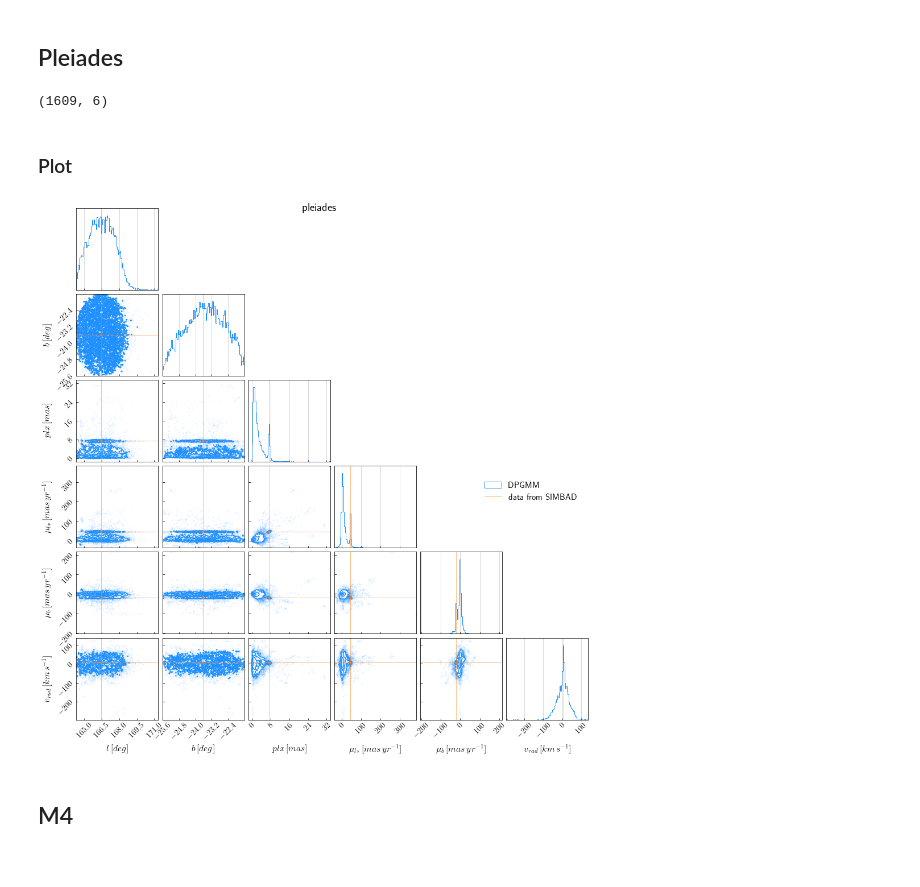
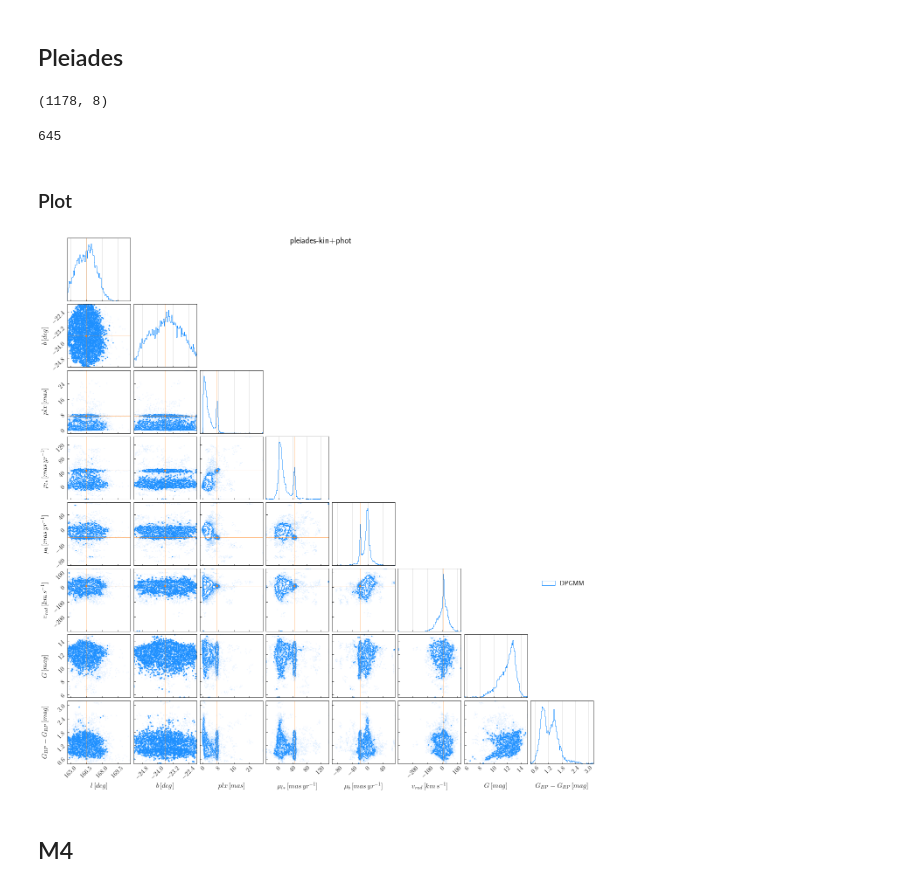
Before and after one commit to d-sanfratello/starcluster, a Jupyter notebook: figaro-starclusters.ipynb, the cells around one changed output. Drawn from its saved outputs; the diff is of its cells as text; code cells hidden in the pictures.

```diff
--- a/figaro-starclusters.ipynb
+++ b/figaro-starclusters.ipynb
@@ -17,6 +17,11 @@ n_alot = 10000
 def dpgmm(path, outpath):
     dataset = EquatorialData(path=data_path, convert=True)
     dataset.save_dataset(outpath=outpath)
+
+    for i, s in enumerate(dataset):
+        for col in s.dtype.names:
+            if np.isnan(s[col]) or np.isinf(s[col]):
+                printt(i, s)
 
     l = dataset['l']
     b = dataset['b']
@@ -24,13 +29,17 @@ def dpgmm(path, outpath):
     pml = dataset['pml_star']
     pmb = dataset['pmb']
     v_rad = dataset['v_rad']
+    g_mag = dataset['g_mag']
+    bp_rp = dataset['bp_rp']
 
     bounds = [[l.min() - 1e-3, l.max() + 1e3],
               [b.min() - 1e-3, b.max() + 1e-3],
               [plx.min() - 1e-3, plx.max() + 1e-3],
               [pml.min() - 1e-3, pml.max() + 1e-3],
               [pmb.min() - 1e-3, pmb.max() + 1e-3],
-              [v_rad.min() - 1e-3, v_rad.max() + 1e-3]]
+              [v_rad.min() - 1e-3, v_rad.max() + 1e-3],
+              [g_mag.min() - 1e-3, g_mag.max() + 1e-3],
+              [bp_rp.min() - 1e-3, bp_rp.max() + 1e-3]]
 
     samples = dataset.as_array()
 
@@ -43,7 +52,7 @@ def dpgmm(path, outpath):
 
     return dataset, bounds, prior, mix, density
 # %%
-def corner_plot(density, dataset, ra, dec, l, b, pmra, pmdec, v_rad, plx, len_dataset, plot_title):
+def corner_plot(density, dataset, ra, dec, l, b, plx, pmra, pmdec, v_rad, g_mag, bp_rp, len_dataset, plot_title):
     density_samples = density.rvs(len_dataset)
 
     c = crn(density_samples,
@@ -55,7 +64,9 @@ def corner_plot(density, dataset, ra, dec, l, b, pmra, pmdec, v_rad, plx, len_da
                     r'$plx\,[mas]$',
                     r'$\mu_{l*}\,[mas\,yr^{-1}]$',
                     r'$\mu_b\,[mas\,yr^{-1}]$',
-                    r'$v_{rad}\,[km\,s^{-1}]$'],
+                    r'$v_{rad}\,[km\,s^{-1}]$',
+                    r'$G\,[mag]$',
+                    r'$G_{BP} - G_{RP}\,[mag]$'],
             hist_kwargs={'density': True,
                          'label': 'DPGMM'})
 
@@ -86,7 +97,7 @@ def corner_plot(density, dataset, ra, dec, l, b, pmra, pmdec, v_rad, plx, len_da
     pmb = np.dot(q_gal, mu_gal)
 
     data_lines = np.array([
-        l, b, plx, pml_star, pmb, v_rad
+        l, b, plx, pml_star, pmb, v_rad, g_mag, bp_rp
     ])
 
     corner.overplot_lines(c, data_lines,
@@ -143,8 +115,8 @@ fig.savefig(f'ngc2516-{n_alot}.pdf', format='pdf')
 # %% [markdown]
 ## Pleiades
 # %%
-data_path = Path(os.getcwd()).joinpath('tests/test_data/pleiades_gal.csv')
-outpath = Path(os.getcwd()).joinpath('tests/pleiades_gal.txt')
+data_path = Path(os.getcwd()).joinpath('data/pleiades-kin+phot.csv')
+outpath = Path(os.getcwd()).joinpath('data/pleiades.txt')
 
 # data from SIMBAD - Pleiades
 ra = 56.6010
@@ -165,14 +137,18 @@ dataset_pleiades, bounds_pleiades, prior_pleiades, mix_pleiades, density_pleiade
 # %%
 dataset_pleiades.as_array().shape
 # %% [output]
-(1609, 6)
+(1178, 8)
 # %%
 N_stars = dataset_pleiades.as_array().shape[0]
+# %%
+density_pleiades.n_cl
+# %% [output]
+645
 # %% [markdown]
 ### Plot
 # %%
-fig = corner_plot(density_pleiades, dataset_pleiades, ra, dec, l, b, pmra, pmdec, v_rad, plx, n_alot, plot_title)
+fig = corner_plot(density_pleiades, dataset_pleiades, ra, dec, l, b, plx, pmra, pmdec, v_rad, None, None, n_alot, plot_title)
 plt.show()
 # %% [output]
-[figure, old version]
+[figure, new version]
 # %%
```
Also changed, not shown: parts of 26 cells of this notebook, 1 other file.
